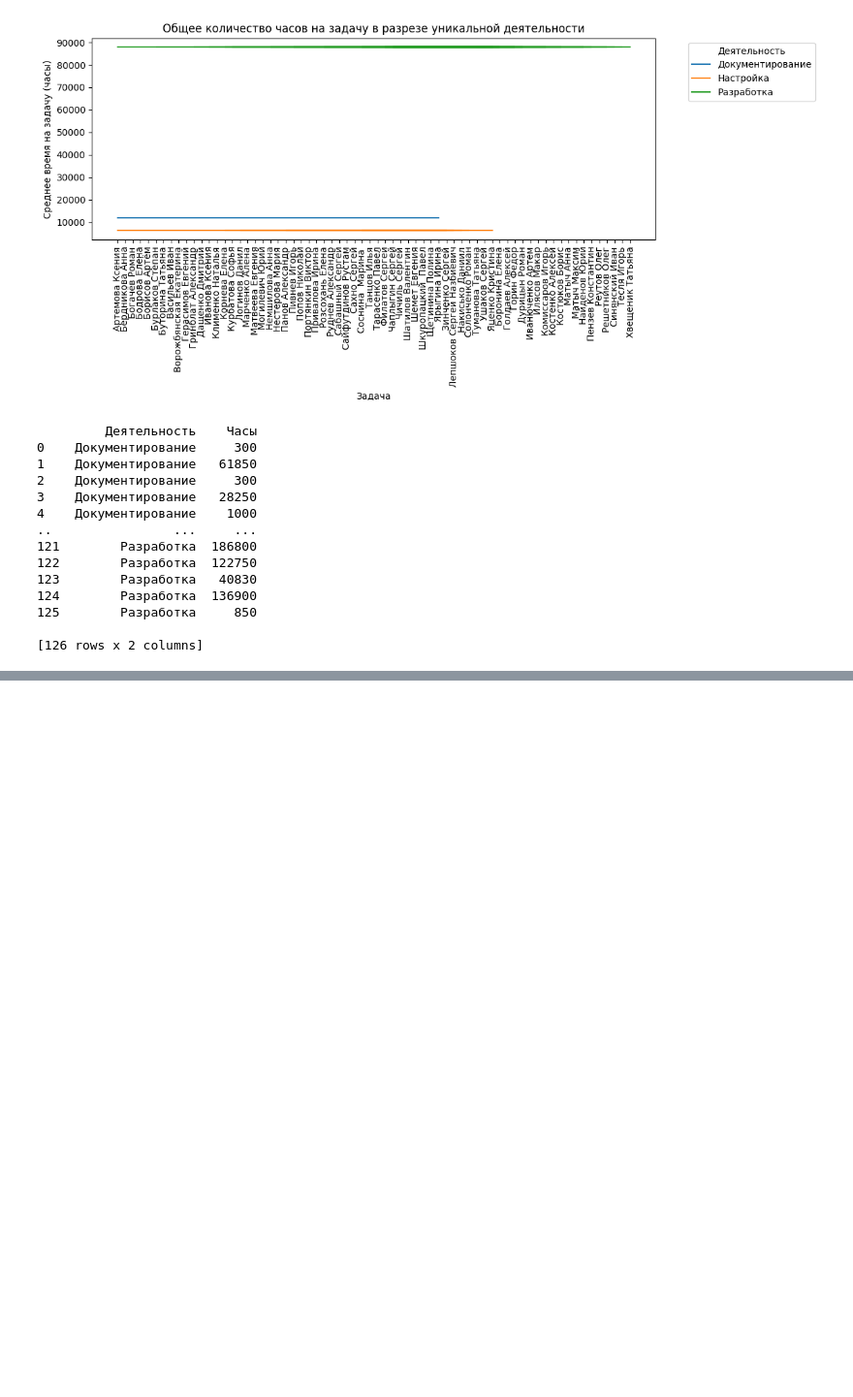
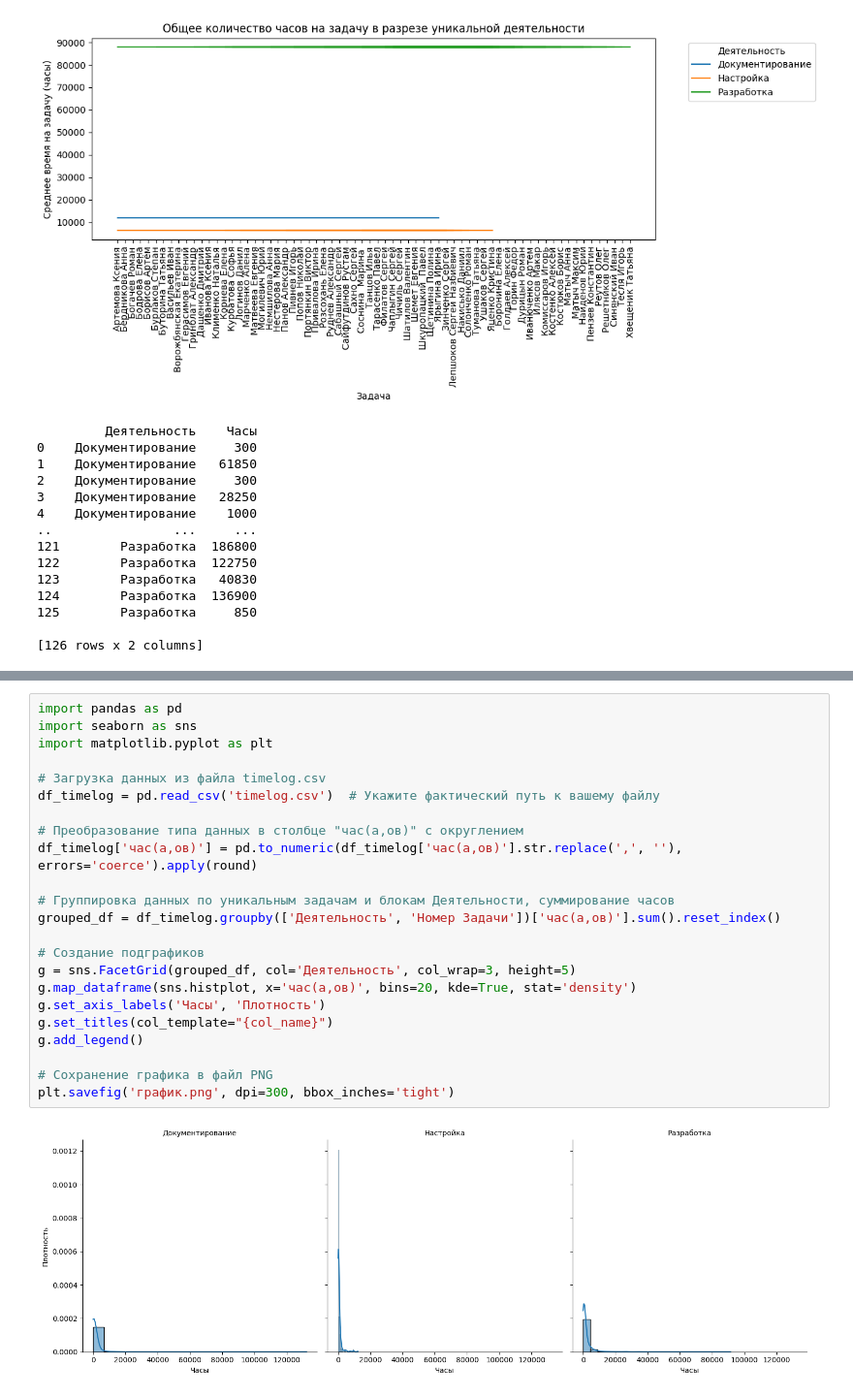
Before and after one commit to SofiFairyTell/BigData, a Jupyter notebook: BigData.ipynb, the cells around one changed output, grey strips where cells are left out. Shown at 97% size. Drawn from its saved outputs; the diff is of its cells as text; blank space fills up the shorter version.

```diff
--- a/BigData.ipynb
+++ b/BigData.ipynb
@@ -663,0 +715,25 @@ print(grouped_df[['Деятельность', 'Часы']])
+# %%
+import pandas as pd
+import seaborn as sns
+import matplotlib.pyplot as plt
+
+# Загрузка данных из файла timelog.csv
+df_timelog = pd.read_csv('timelog.csv')  # Укажите фактический путь к вашему файлу
+
+# Преобразование типа данных в столбце "час(а,ов)" с округлением
+df_timelog['час(а,ов)'] = pd.to_numeric(df_timelog['час(а,ов)'].str.replace(',', ''), errors='coerce').apply(round)
+
+# Группировка данных по уникальным задачам и блокам Деятельности, суммирование часов
+grouped_df = df_timelog.groupby(['Деятельность', 'Номер Задачи'])['час(а,ов)'].sum().reset_index()
+
+# Создание подграфиков
+g = sns.FacetGrid(grouped_df, col='Деятельность', col_wrap=3, height=5)
+g.map_dataframe(sns.histplot, x='час(а,ов)', bins=20, kde=True, stat='density')
+g.set_axis_labels('Часы', 'Плотность')
+g.set_titles(col_template="{col_name}")
+g.add_legend()
+
+# Сохранение графика в файл PNG
+plt.savefig('график.png', dpi=300, bbox_inches='tight')
+# %% [output]
+[figure, added]
```
Also changed, not shown: parts of 3 cells of this notebook, 2 other files.
